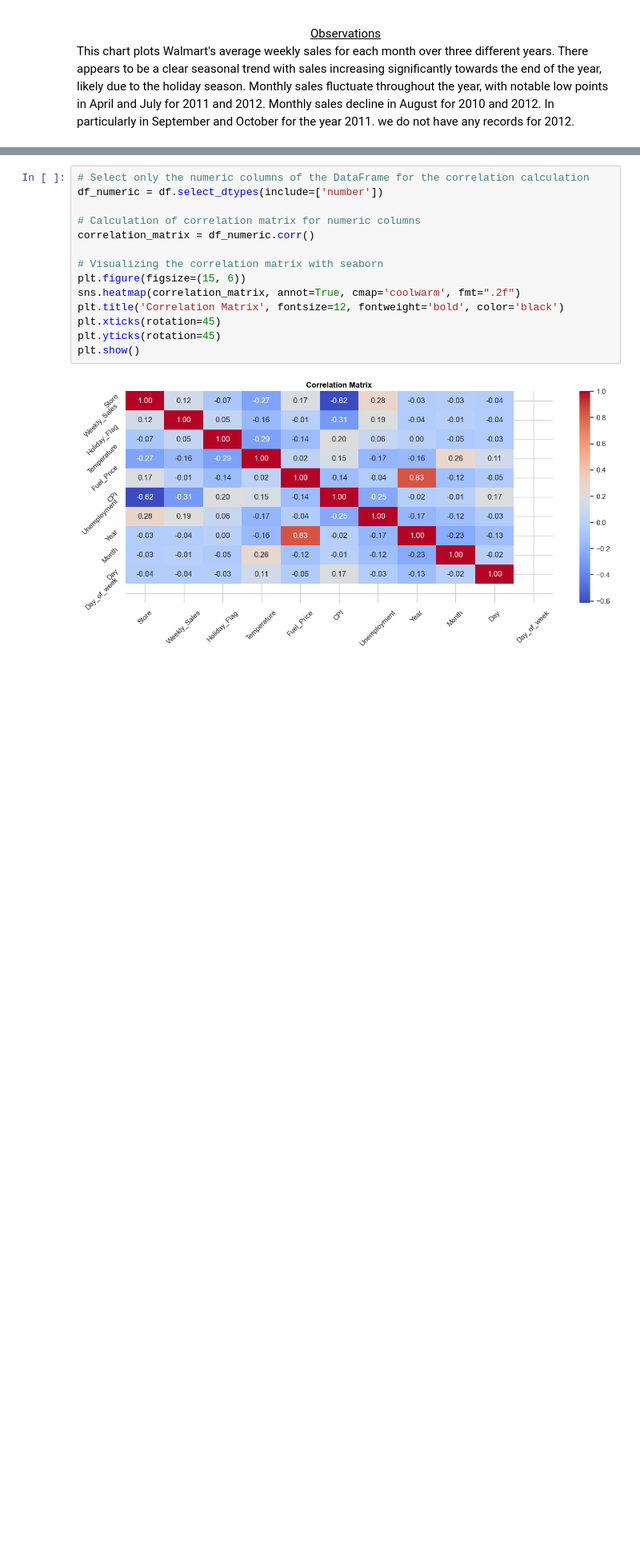
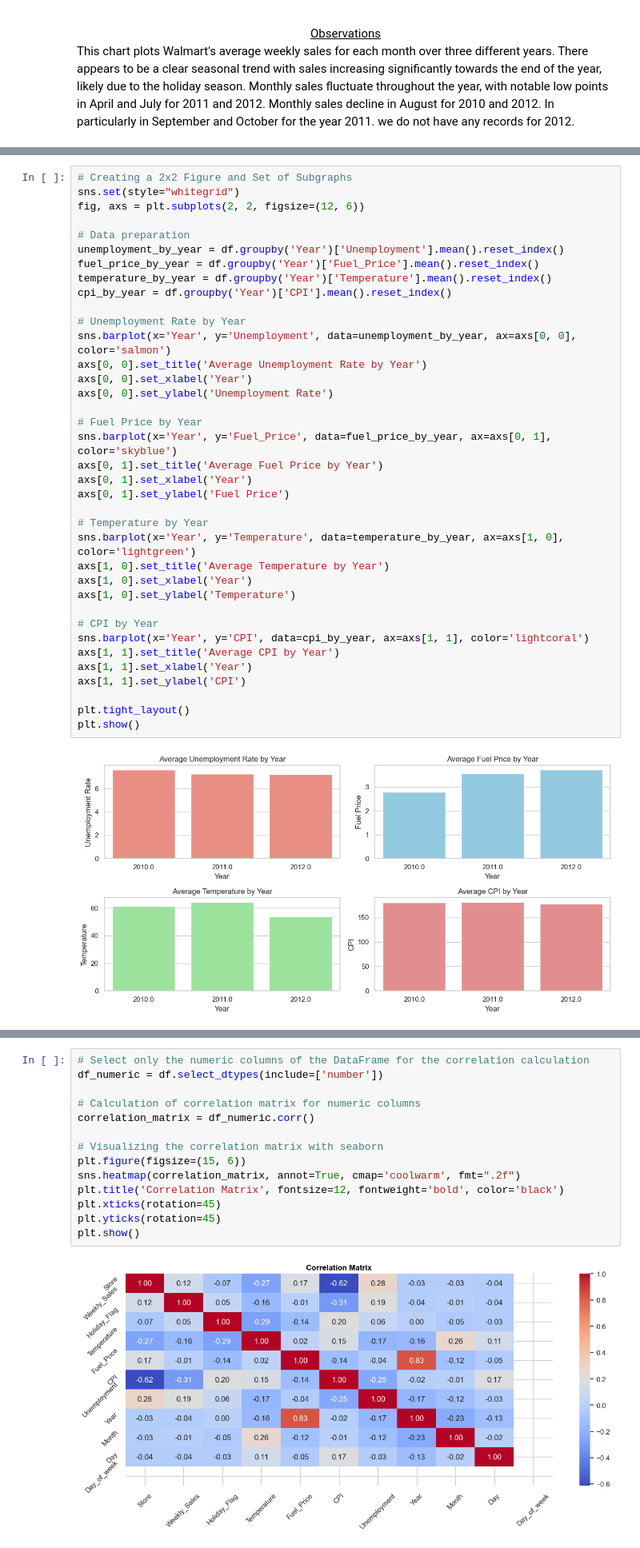
Before and after one commit to NadiaPreuvot/Block.3-Walmart_Sales_Machine_Learning, a Jupyter notebook: walmart.ipynb, the cells around one changed output, grey strips where cells are left out. Shown at 80% size. Cells and saved outputs as stored; diff of their text form; blank space fills up the shorter version.

```diff
--- a/walmart.ipynb
+++ b/walmart.ipynb
@@ -436,0 +352,39 @@ Monthly sales decline in August for 2010 and 2012. In particularly in September
+# %%
+# Creating a 2x2 Figure and Set of Subgraphs
+sns.set(style="whitegrid")
+fig, axs = plt.subplots(2, 2, figsize=(12, 6))
+
+# Data preparation
+unemployment_by_year = df.groupby('Year')['Unemployment'].mean().reset_index()
+fuel_price_by_year = df.groupby('Year')['Fuel_Price'].mean().reset_index()
+temperature_by_year = df.groupby('Year')['Temperature'].mean().reset_index()
+cpi_by_year = df.groupby('Year')['CPI'].mean().reset_index()
+
+# Unemployment Rate by Year
+sns.barplot(x='Year', y='Unemployment', data=unemployment_by_year, ax=axs[0, 0], color='salmon')
+axs[0, 0].set_title('Average Unemployment Rate by Year')
+axs[0, 0].set_xlabel('Year')
+axs[0, 0].set_ylabel('Unemployment Rate')
+
+# Fuel Price by Year
+sns.barplot(x='Year', y='Fuel_Price', data=fuel_price_by_year, ax=axs[0, 1], color='skyblue')
+axs[0, 1].set_title('Average Fuel Price by Year')
+axs[0, 1].set_xlabel('Year')
+axs[0, 1].set_ylabel('Fuel Price')
+
+# Temperature by Year
+sns.barplot(x='Year', y='Temperature', data=temperature_by_year, ax=axs[1, 0], color='lightgreen')
+axs[1, 0].set_title('Average Temperature by Year')
+axs[1, 0].set_xlabel('Year')
+axs[1, 0].set_ylabel('Temperature')
+
+# CPI by Year
+sns.barplot(x='Year', y='CPI', data=cpi_by_year, ax=axs[1, 1], color='lightcoral')
+axs[1, 1].set_title('Average CPI by Year')
+axs[1, 1].set_xlabel('Year')
+axs[1, 1].set_ylabel('CPI')
+
+plt.tight_layout()
+plt.show()
+# %% [output]
+[figure, added]
```
Also changed, not shown: parts of 82 cells of this notebook.
